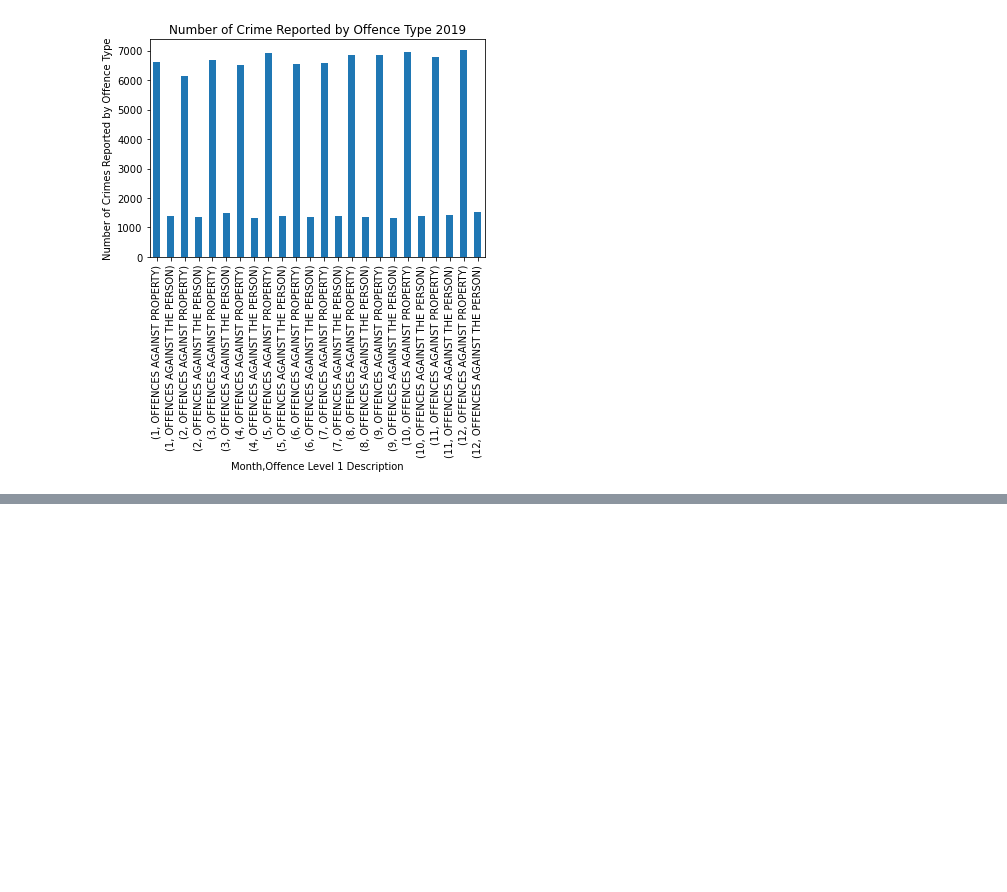
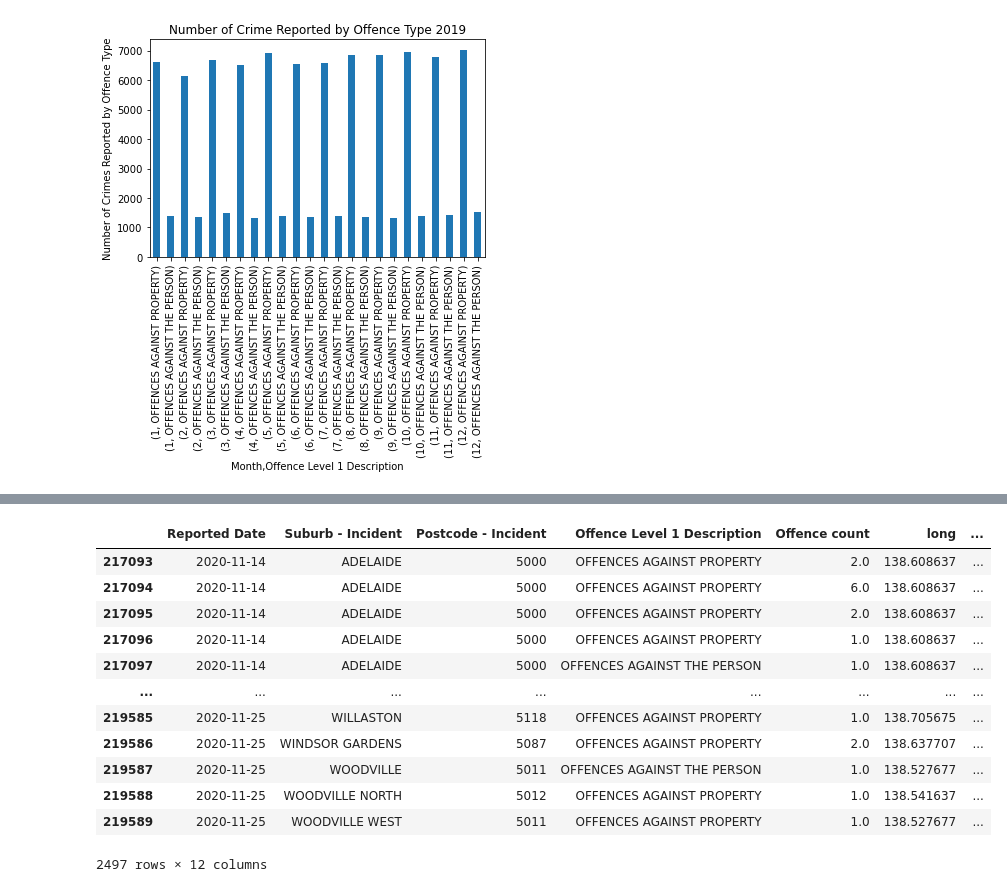
Before and after one commit to annabroomhall/project-one-draft, a Jupyter notebook: data/draft_project_one.ipynb, the cells around one changed output, grey strips where cells are left out. Cells and saved outputs as stored; diff of their text form; code cells hidden in the pictures; blank space fills up the shorter version.

```diff
--- a/data/draft_project_one.ipynb
+++ b/data/draft_project_one.ipynb
@@ -265,0 +226,16 @@ plt.show()
+# %%
+lockdown_2020_df
+# %% [output]
+|  | Reported Date | Suburb - Incident | Postcode - Incident | Offence Level 1 Description | Offence count | long | ... |
+| 217093 | 2020-11-14 | ADELAIDE | 5000 | OFFENCES AGAINST PROPERTY | 2.0 | 138.608637 | ... |
+| 217094 | 2020-11-14 | ADELAIDE | 5000 | OFFENCES AGAINST PROPERTY | 6.0 | 138.608637 | ... |
+| 217095 | 2020-11-14 | ADELAIDE | 5000 | OFFENCES AGAINST PROPERTY | 2.0 | 138.608637 | ... |
+| 217096 | 2020-11-14 | ADELAIDE | 5000 | OFFENCES AGAINST PROPERTY | 1.0 | 138.608637 | ... |
+| 217097 | 2020-11-14 | ADELAIDE | 5000 | OFFENCES AGAINST THE PERSON | 1.0 | 138.608637 | ... |
+| ... | ... | ... | ... | ... | ... | ... | ... |
+| 219585 | 2020-11-25 | WILLASTON | 5118 | OFFENCES AGAINST PROPERTY | 1.0 | 138.705675 | ... |
+| 219586 | 2020-11-25 | WINDSOR GARDENS | 5087 | OFFENCES AGAINST PROPERTY | 2.0 | 138.637707 | ... |
+| 219587 | 2020-11-25 | WOODVILLE | 5011 | OFFENCES AGAINST THE PERSON | 1.0 | 138.527677 | ... |
+| 219588 | 2020-11-25 | WOODVILLE NORTH | 5012 | OFFENCES AGAINST PROPERTY | 1.0 | 138.541637 | ... |
+| 219589 | 2020-11-25 | WOODVILLE WEST | 5011 | OFFENCES AGAINST PROPERTY | 1.0 | 138.527677 | ... |
+2497 rows × 12 columns
```
Also changed, not shown: parts of 14 cells of this notebook.
